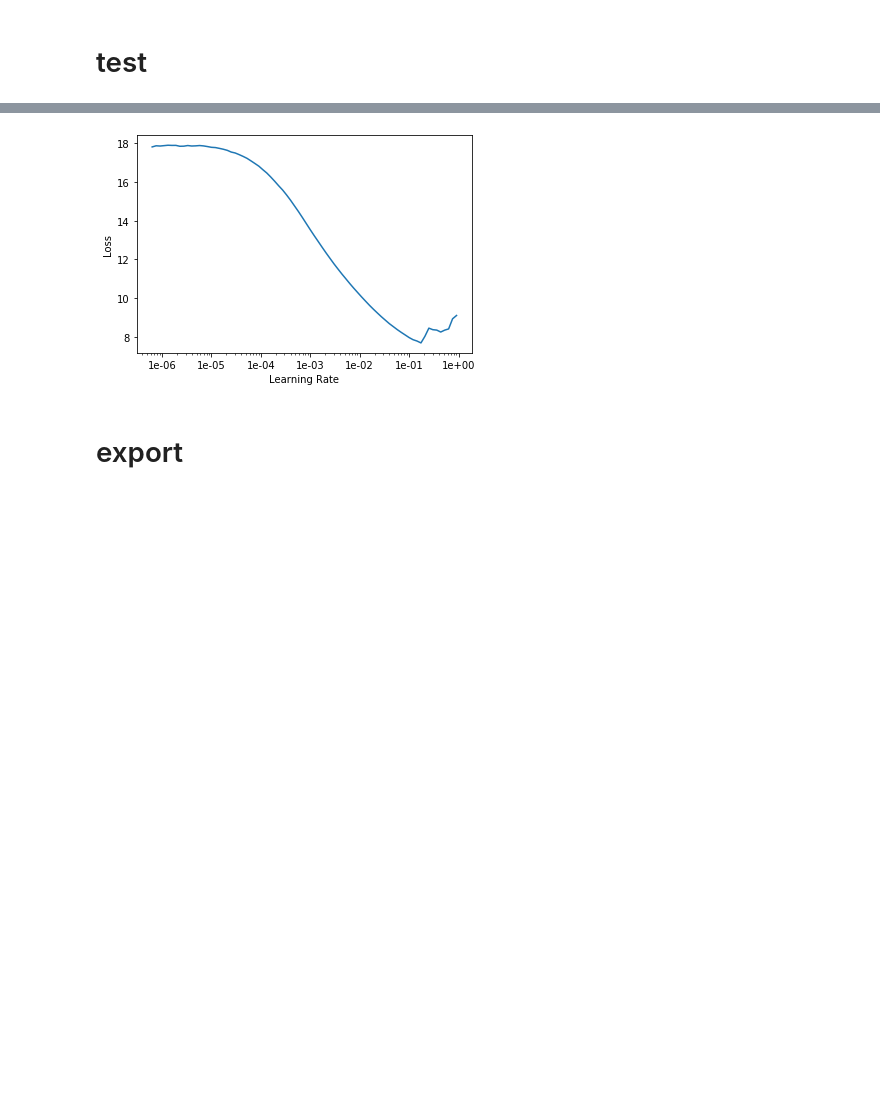
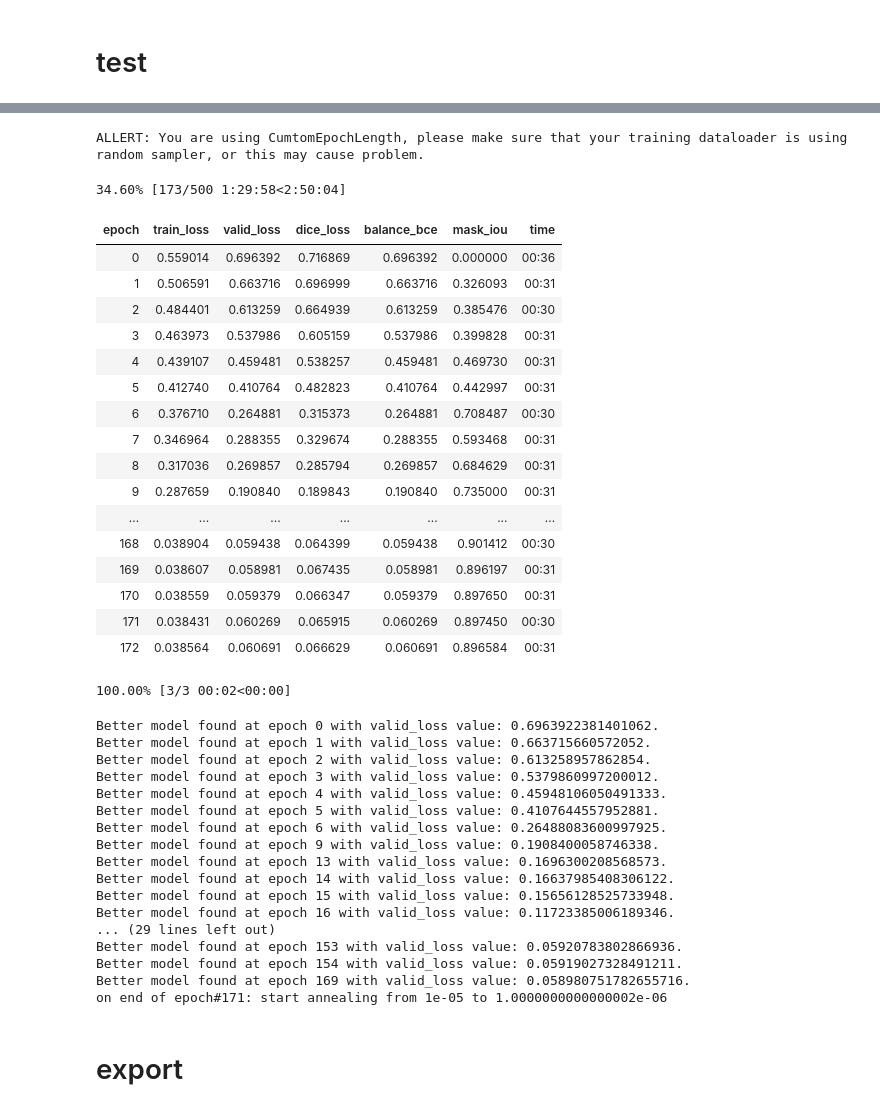
Before and after one commit to uid42/image_segmentation_demo, a Jupyter notebook: train_script_logger.ipynb, the cells around one changed output, grey strips where cells are left out. Cells and saved outputs as stored; diff of their text form; code cells hidden in the pictures; blank space fills up the shorter version.

Commit message:
train

```diff
--- a/train_script_logger.ipynb
+++ b/train_script_logger.ipynb
@@ -143,24 +204,0 @@ def split_model(model):
-# %%
-# export
-def get_learn(data):
-    # create model
-    model = nb_resnet_unet.get_unet_res18()
-    model.load_state_dict(torch.load('./models/unet_res18_allres_init.pth'));
-
-    # create learner
-    learn = Learner(data,model)
-
-    # split model
-    learn.layer_groups = split_model(learn.model)
-
-    # set multi-gpu
-    if data.device.type=='cuda':
-        learn.model = torch.nn.DataParallel(learn.model,device_ids=[0,1])
-
-    # set loss func
-    learn.loss_func = nb_loss_metrics.dice_loss
-
-    # 添加metrics
-    learn.metrics += [nb_loss_metrics.mask_iou]
-
-    return learn
@@ -200,14 +205,12 @@ def fit(learn,epoch_len,epochs,lr,callbacks):
 # %%
 # export
-# get databunch
-# ds = './data/tiny_ds_20200331'
-ds = './data/ds_20200428'
-data = nb_databunch.get_databunch(data_root=ds, bs=32, device=device, cache=False)
+ds = './data/dataset_20200708'
+data = nb_databunch.get_databunch(ds, bs=16, device=device)
 # %%
 # export
 opts = [partial(nb_optimizer.Adam, betas=(0.9,0.99))]
 
 lrs = [1e-3]
 
-checkpoints = []
+checkpoints = [None]
 # %%
@@ -226,14 +222,48 @@ LR Finder is complete, type {learner_name}.recorder.plot() to see the graph.
-# %%
-learn.recorder.plot()
-# %% [output]
-[figure, removed]
 # %%
 # export
-multi_train(get_learn=partial(get_learn,data=data,gaf=gaf),
+multi_train(get_learn=partial(get_learn,data=data),
             epoch_len=1e9, epochs=500,
             opts=opts, lrs=lrs, checkpoints=checkpoints,
             tb_log_root='./tb_log/',
             autoSave=True)
+# %% [output]
+ALLERT: You are using CumtomEpochLength, please make sure that your training dataloader is using random sampler, or this may cause problem.
+34.60% [173/500 1:29:58<2:50:04]
+| epoch | train_loss | valid_loss | dice_loss | balance_bce | mask_iou | time |
+| 0 | 0.559014 | 0.696392 | 0.716869 | 0.696392 | 0.000000 | 00:36 |
+| 1 | 0.506591 | 0.663716 | 0.696999 | 0.663716 | 0.326093 | 00:31 |
+| 2 | 0.484401 | 0.613259 | 0.664939 | 0.613259 | 0.385476 | 00:30 |
+| 3 | 0.463973 | 0.537986 | 0.605159 | 0.537986 | 0.399828 | 00:31 |
+| 4 | 0.439107 | 0.459481 | 0.538257 | 0.459481 | 0.469730 | 00:31 |
+| 5 | 0.412740 | 0.410764 | 0.482823 | 0.410764 | 0.442997 | 00:31 |
+| 6 | 0.376710 | 0.264881 | 0.315373 | 0.264881 | 0.708487 | 00:30 |
+| 7 | 0.346964 | 0.288355 | 0.329674 | 0.288355 | 0.593468 | 00:31 |
+| 8 | 0.317036 | 0.269857 | 0.285794 | 0.269857 | 0.684629 | 00:31 |
+| 9 | 0.287659 | 0.190840 | 0.189843 | 0.190840 | 0.735000 | 00:31 |
+| ... | ... | ... | ... | ... | ... | ... |
+| 168 | 0.038904 | 0.059438 | 0.064399 | 0.059438 | 0.901412 | 00:30 |
+| 169 | 0.038607 | 0.058981 | 0.067435 | 0.058981 | 0.896197 | 00:31 |
+| 170 | 0.038559 | 0.059379 | 0.066347 | 0.059379 | 0.897650 | 00:31 |
+| 171 | 0.038431 | 0.060269 | 0.065915 | 0.060269 | 0.897450 | 00:30 |
+| 172 | 0.038564 | 0.060691 | 0.066629 | 0.060691 | 0.896584 | 00:31 |
+100.00% [3/3 00:02<00:00]
+Better model found at epoch 0 with valid_loss value: 0.6963922381401062.
+Better model found at epoch 1 with valid_loss value: 0.663715660572052.
+Better model found at epoch 2 with valid_loss value: 0.613258957862854.
+Better model found at epoch 3 with valid_loss value: 0.5379860997200012.
+Better model found at epoch 4 with valid_loss value: 0.45948106050491333.
+Better model found at epoch 5 with valid_loss value: 0.4107644557952881.
+Better model found at epoch 6 with valid_loss value: 0.26488083600997925.
+Better model found at epoch 9 with valid_loss value: 0.1908400058746338.
+Better model found at epoch 13 with valid_loss value: 0.1696300208568573.
+Better model found at epoch 14 with valid_loss value: 0.16637985408306122.
+Better model found at epoch 15 with valid_loss value: 0.15656128525733948.
+Better model found at epoch 16 with valid_loss value: 0.11723385006189346.
+... (29 lines left out)
+Better model found at epoch 153 with valid_loss value: 0.05920783802866936.
+Better model found at epoch 154 with valid_loss value: 0.05919027328491211.
+Better model found at epoch 169 with valid_loss value: 0.058980751782655716.
+on end of epoch#171: start annealing from 1e-05 to 1.0000000000000002e-06
 # %% [markdown]
 # export
 # %%
```
Also changed, not shown: parts of 9 cells of this notebook, 1 other file.
